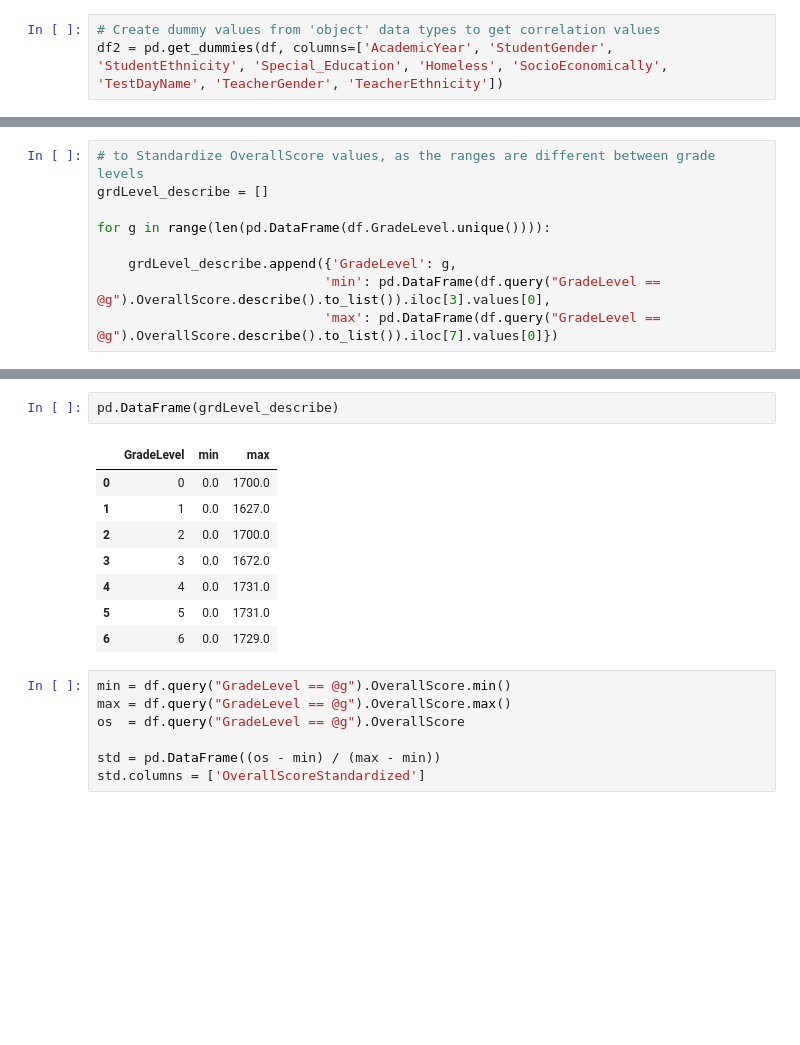
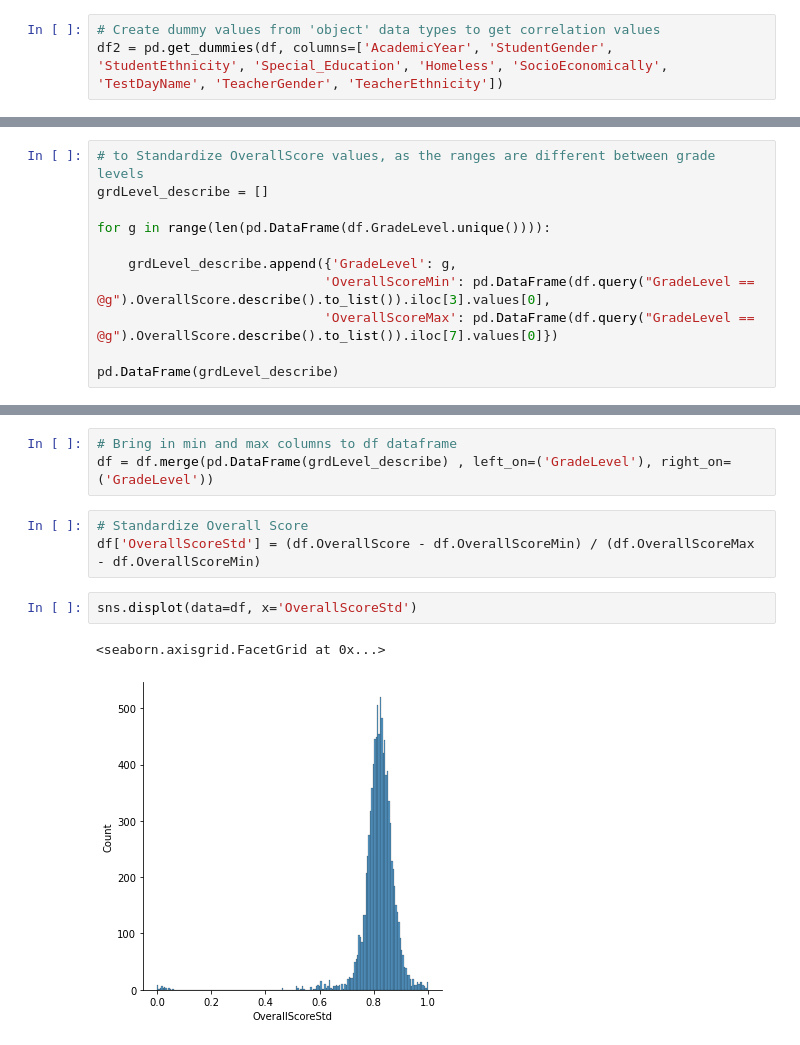
Before and after one commit to Oscar-Gil-Data/ADS-599B, a Jupyter notebook: Code Library Folder/2_EDA.ipynb, the cells around one changed output, grey strips where cells are left out. Drawn from its saved outputs; the diff is of its cells as text; blank space fills up the shorter version.

```diff
--- a/Code Library Folder/2_EDA.ipynb
+++ b/Code Library Folder/2_EDA.ipynb
@@ -171,5 +174,7 @@ grdLevel_describe = []
 for g in range(len(pd.DataFrame(df.GradeLevel.unique()))):
 
     grdLevel_describe.append({'GradeLevel': g,
-                             'min': pd.DataFrame(df.query("GradeLevel == @g").OverallScore.describe().to_list()).iloc[3].values[0],
-                             'max': pd.DataFrame(df.query("GradeLevel == @g").OverallScore.describe().to_list()).iloc[7].values[0]})
+                             'OverallScoreMin': pd.DataFrame(df.query("GradeLevel == @g").OverallScore.describe().to_list()).iloc[3].values[0],
+                             'OverallScoreMax': pd.DataFrame(df.query("GradeLevel == @g").OverallScore.describe().to_list()).iloc[7].values[0]})
+
+pd.DataFrame(grdLevel_describe)
@@ -176,18 +190,11 @@ for g in range(len(pd.DataFrame(df.GradeLevel.unique()))):
-# %%
-pd.DataFrame(grdLevel_describe)
-# %% [output]
-|  | GradeLevel | min | max |
-| 0 | 0 | 0.0 | 1700.0 |
-| 1 | 1 | 0.0 | 1627.0 |
-| 2 | 2 | 0.0 | 1700.0 |
-| 3 | 3 | 0.0 | 1672.0 |
-| 4 | 4 | 0.0 | 1731.0 |
-| 5 | 5 | 0.0 | 1731.0 |
-| 6 | 6 | 0.0 | 1729.0 |
-# %%
-min = df.query("GradeLevel == @g").OverallScore.min()
-max = df.query("GradeLevel == @g").OverallScore.max()
-os  = df.query("GradeLevel == @g").OverallScore
-
-std = pd.DataFrame((os - min) / (max - min))
-std.columns = ['OverallScoreStandardized']
+# %%
+# Bring in min and max columns to df dataframe
+df = df.merge(pd.DataFrame(grdLevel_describe) , left_on=('GradeLevel'), right_on=('GradeLevel'))
+# %%
+# Standardize Overall Score
+df['OverallScoreStd'] = (df.OverallScore - df.OverallScoreMin) / (df.OverallScoreMax - df.OverallScoreMin)
+# %%
+sns.displot(data=df, x='OverallScoreStd')
+# %% [output]
+<seaborn.axisgrid.FacetGrid at 0x...>
+[figure, added]
```
Also changed, not shown: parts of 9 cells of this notebook, 1 other file.
